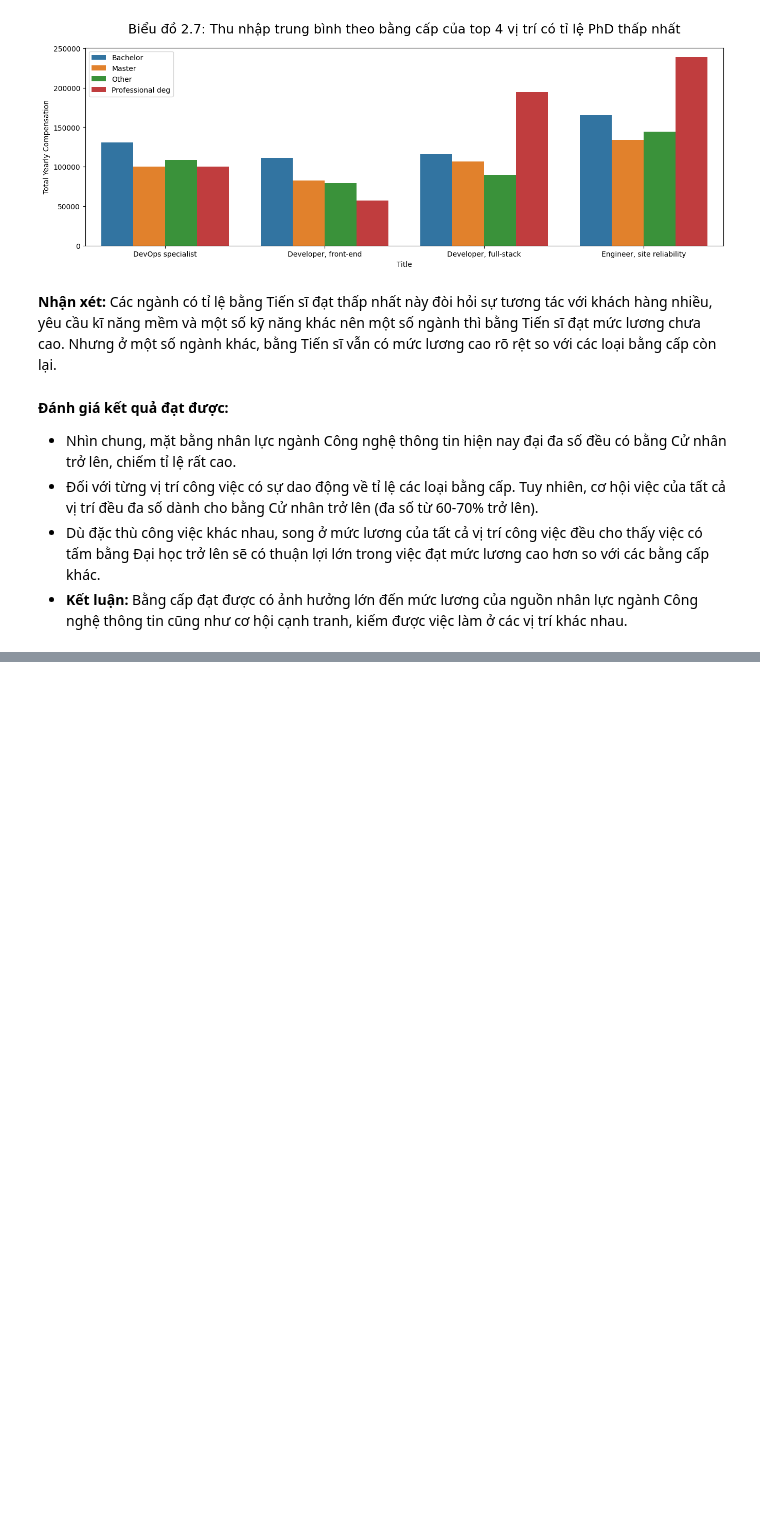
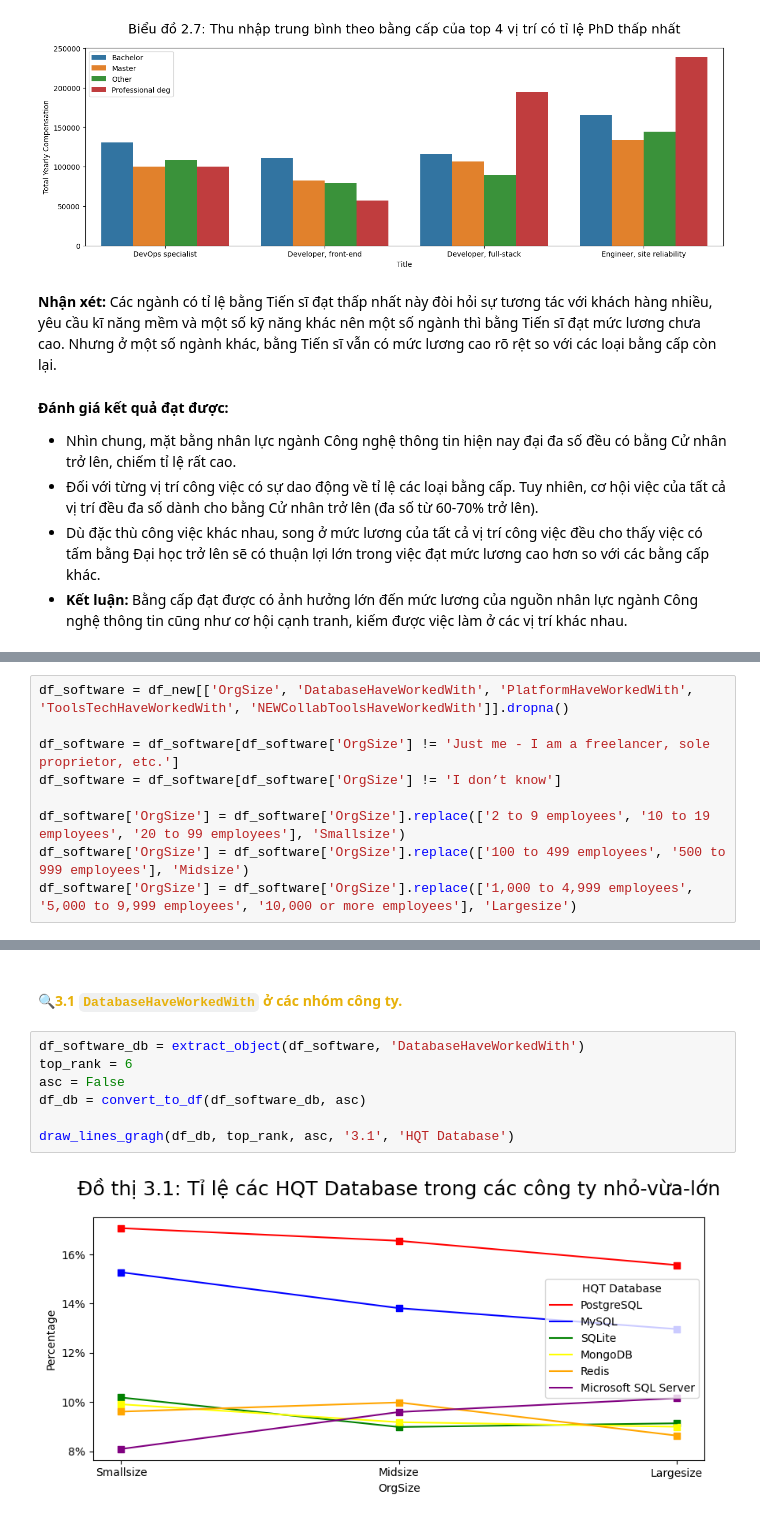
Before and after one commit to BoonRealCuaaaaa/P4DS-final, a Jupyter notebook: 03_04_Asking-and-Aswer-Questions.ipynb, the cells around one changed output, grey strips where cells are left out. Saved outputs shown, nothing was run; the diff lists cells and outputs as text; blank space fills up the shorter version.

```diff
--- a/03_04_Asking-and-Aswer-Questions.ipynb
+++ b/03_04_Asking-and-Aswer-Questions.ipynb
@@ -422,0 +446,9 @@ Text(0.5, 1.0, 'Biểu đồ 2.7: Thu nhập trung bình theo bằng cấp của
+# %%
+df_software = df_new[['OrgSize', 'DatabaseHaveWorkedWith', 'PlatformHaveWorkedWith', 'ToolsTechHaveWorkedWith', 'NEWCollabToolsHaveWorkedWith']].dropna()
+
+df_software = df_software[df_software['OrgSize'] != 'Just me - I am a freelancer, sole proprietor, etc.']
+df_software = df_software[df_software['OrgSize'] != 'I don’t know']
+
+df_software['OrgSize'] = df_software['OrgSize'].replace(['2 to 9 employees', '10 to 19 employees', '20 to 99 employees'], 'Smallsize')
+df_software['OrgSize'] = df_software['OrgSize'].replace(['100 to 499 employees', '500 to 999 employees'], 'Midsize')
+df_software['OrgSize'] = df_software['OrgSize'].replace(['1,000 to 4,999 employees', '5,000 to 9,999 employees', '10,000 or more employees'], 'Largesize')
@@ -422,0 +512,11 @@ Text(0.5, 1.0, 'Biểu đồ 2.7: Thu nhập trung bình theo bằng cấp của
+# %% [markdown]
+#### **<font color = #E7B10A> 🔍3.1 `DatabaseHaveWorkedWith` ở các nhóm công ty.** </font>
+# %%
+df_software_db = extract_object(df_software, 'DatabaseHaveWorkedWith')
+top_rank = 6
+asc = False
+df_db = convert_to_df(df_software_db, asc)
+
+draw_lines_gragh(df_db, top_rank, asc, '3.1', 'HQT Database')
+# %% [output]
+[figure, added]
```
Also changed, not shown: parts of 18 cells of this notebook.
